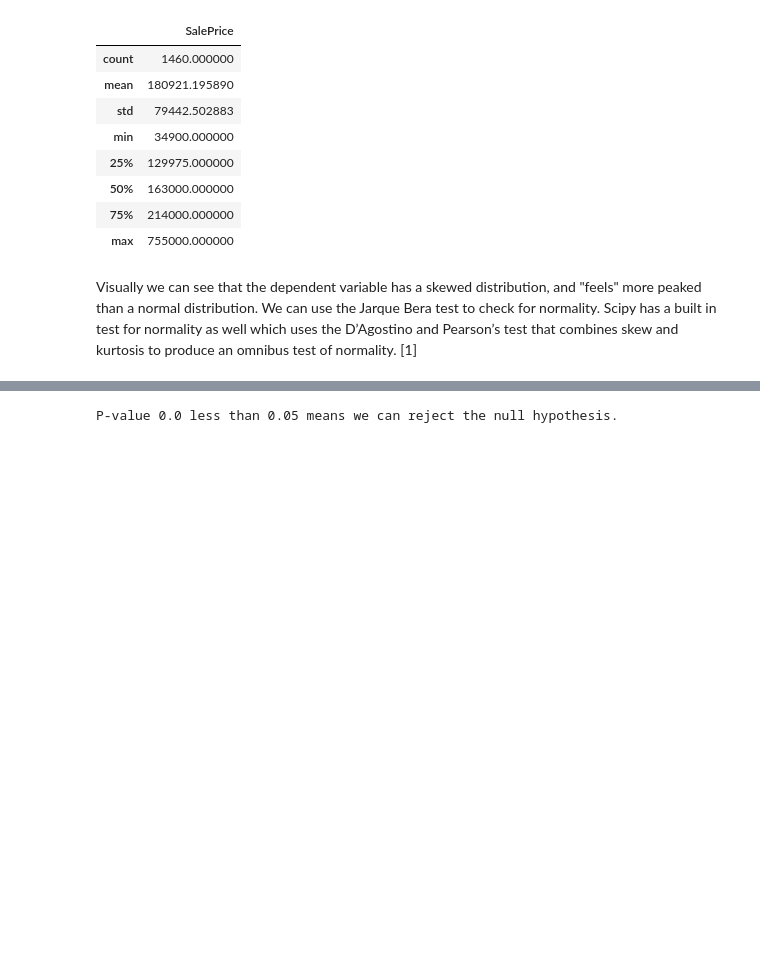
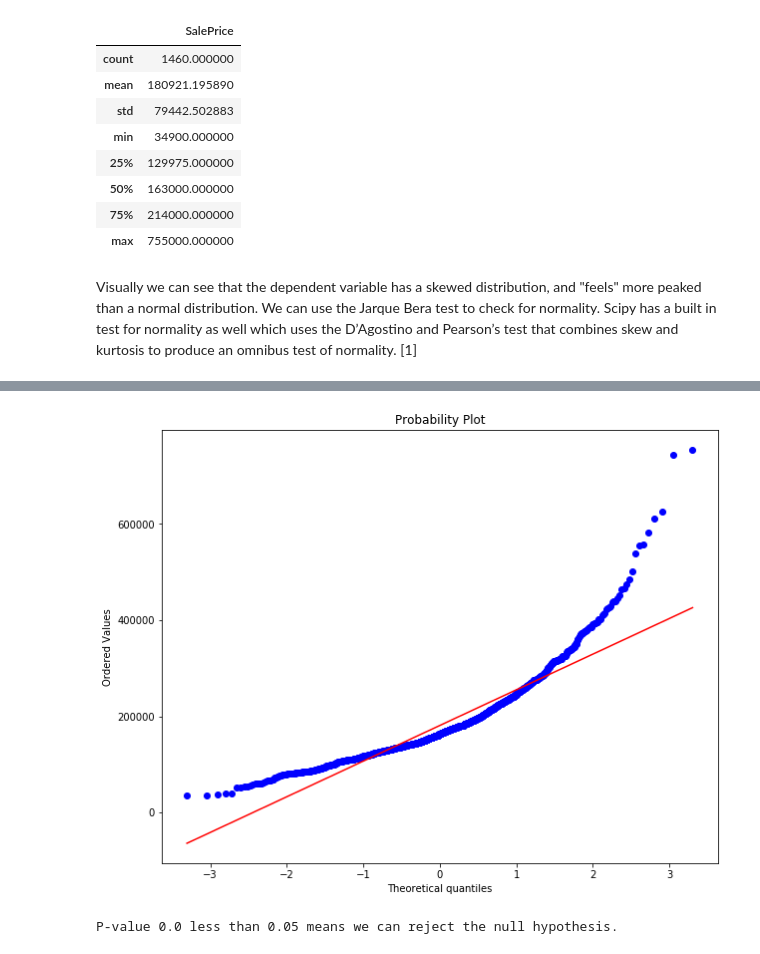
Before and after one commit to surfertas/machine_learning, a Jupyter notebook: kaggle/house_prices/2-1-house_price_data_exploration_dependent_variable.ipynb, the cells around one changed output, grey strips where cells are left out. Cells and saved outputs as stored; diff of their text form; code cells hidden in the pictures; blank space fills up the shorter version.

```diff
--- a/kaggle/house_prices/2-1-house_price_data_exploration_dependent_variable.ipynb
+++ b/kaggle/house_prices/2-1-house_price_data_exploration_dependent_variable.ipynb
@@ -59,3 +61,7 @@ sns.distplot(y)
+# %%
+res = stats.probplot(train['SalePrice'], plot=plt)
+# %% [output]
+[figure, added]
 # %%
 # Recall null hypothesis is that distribution is normally distributed.
 _, p_value = stats.jarque_bera(y)
```
Also changed, not shown: parts of 6 cells of this notebook.
